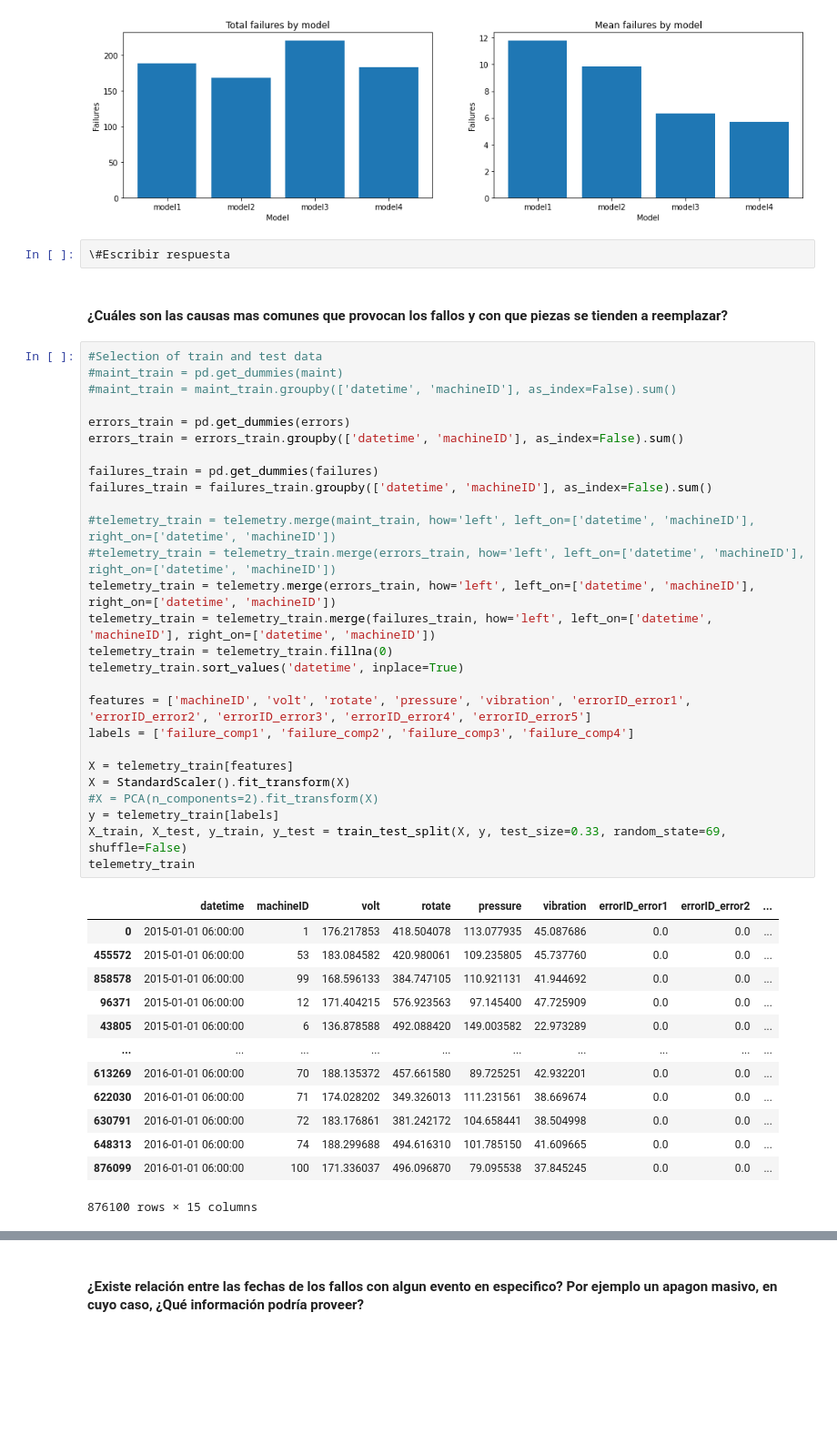
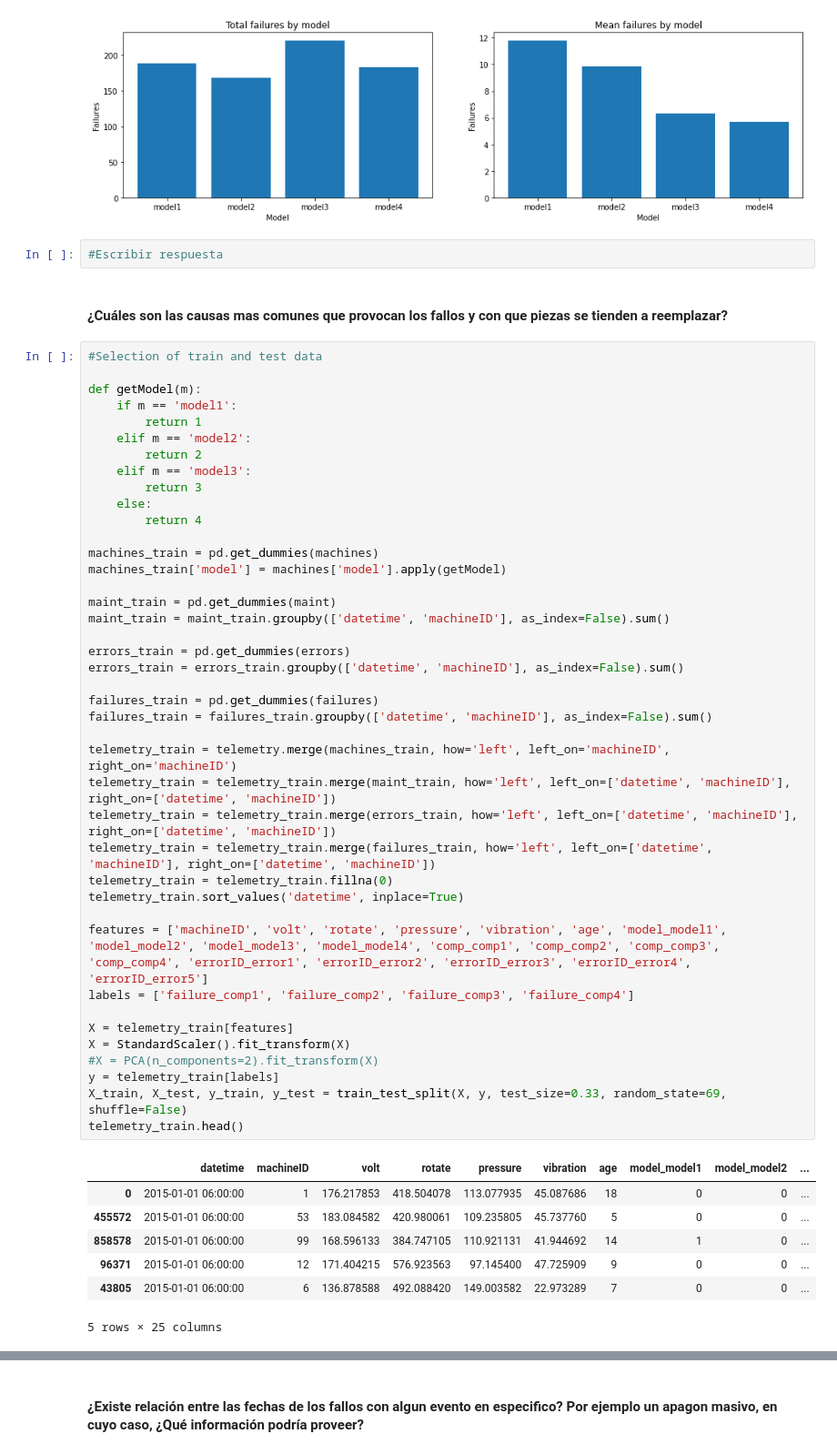
Before and after one commit to Brami01/TIC_Project_PM, a Jupyter notebook: main.ipynb, the cells around one changed output, grey strips where cells are left out. Shown at 91% size. Cells and saved outputs as stored; diff of their text form; blank space fills up the shorter version.

```diff
--- a/main.ipynb
+++ b/main.ipynb
@@ -391,47 +407,55 @@ axs[1].set_title('Mean failures by model')
 Text(0.5, 1.0, 'Mean failures by model')
 [figure]
 # %%
-\#Escribir respuesta
+#Escribir respuesta
 # %% [markdown]
 #### ¿Cuáles son las causas mas comunes que provocan los fallos y con que piezas se tienden a reemplazar?
 # %%
 #Selection of train and test data
-#maint_train = pd.get_dummies(maint)
-#maint_train = maint_train.groupby(['datetime', 'machineID'], as_index=False).sum()
+
+def getModel(m):
+    if m == 'model1':
+        return 1
+    elif m == 'model2':
+        return 2
+    elif m == 'model3':
+        return 3
+    else:
+        return 4
+
+machines_train = pd.get_dummies(machines)
+machines_train['model'] = machines['model'].apply(getModel)
+
+maint_train = pd.get_dummies(maint)
+maint_train = maint_train.groupby(['datetime', 'machineID'], as_index=False).sum()
 
 errors_train = pd.get_dummies(errors)
 errors_train = errors_train.groupby(['datetime', 'machineID'], as_index=False).sum()
 
 failures_train = pd.get_dummies(failures)
 failures_train = failures_train.groupby(['datetime', 'machineID'], as_index=False).sum()
 
-#telemetry_train = telemetry.merge(maint_train, how='left', left_on=['datetime', 'machineID'], right_on=['datetime', 'machineID'])
-#telemetry_train = telemetry_train.merge(errors_train, how='left', left_on=['datetime', 'machineID'], right_on=['datetime', 'machineID'])
-telemetry_train = telemetry.merge(errors_train, how='left', left_on=['datetime', 'machineID'], right_on=['datetime', 'machineID'])
+telemetry_train = telemetry.merge(machines_train, how='left', left_on='machineID', right_on='machineID')
+telemetry_train = telemetry_train.merge(maint_train, how='left', left_on=['datetime', 'machineID'], right_on=['datetime', 'machineID'])
+telemetry_train = telemetry_train.merge(errors_train, how='left', left_on=['datetime', 'machineID'], right_on=['datetime', 'machineID'])
 telemetry_train = telemetry_train.merge(failures_train, how='left', left_on=['datetime', 'machineID'], right_on=['datetime', 'machineID'])
 telemetry_train = telemetry_train.fillna(0)
 telemetry_train.sort_values('datetime', inplace=True)
 
-features = ['machineID', 'volt', 'rotate', 'pressure', 'vibration', 'errorID_error1', 'errorID_error2', 'errorID_error3', 'errorID_error4', 'errorID_error5']
+features = ['machineID', 'volt', 'rotate', 'pressure', 'vibration', 'age', 'model_model1', 'model_model2', 'model_model3', 'model_model4', 'comp_comp1', 'comp_comp2', 'comp_comp3', 'comp_comp4', 'errorID_error1', 'errorID_error2', 'errorID_error3', 'errorID_error4', 'errorID_error5']
 labels = ['failure_comp1', 'failure_comp2', 'failure_comp3', 'failure_comp4']
 
 X = telemetry_train[features]
 X = StandardScaler().fit_transform(X)
 #X = PCA(n_components=2).fit_transform(X)
 y = telemetry_train[labels]
 X_train, X_test, y_train, y_test = train_test_split(X, y, test_size=0.33, random_state=69, shuffle=False)
-telemetry_train
+telemetry_train.head()
 # %% [output]
-|  | datetime | machineID | volt | rotate | pressure | vibration | errorID_error1 | errorID_error2 | ... |
-| 0 | 2015-01-01 06:00:00 | 1 | 176.217853 | 418.504078 | 113.077935 | 45.087686 | 0.0 | 0.0 | ... |
-| 455572 | 2015-01-01 06:00:00 | 53 | 183.084582 | 420.980061 | 109.235805 | 45.737760 | 0.0 | 0.0 | ... |
-| 858578 | 2015-01-01 06:00:00 | 99 | 168.596133 | 384.747105 | 110.921131 | 41.944692 | 0.0 | 0.0 | ... |
-| 96371 | 2015-01-01 06:00:00 | 12 | 171.404215 | 576.923563 | 97.145400 | 47.725909 | 0.0 | 0.0 | ... |
-| 43805 | 2015-01-01 06:00:00 | 6 | 136.878588 | 492.088420 | 149.003582 | 22.973289 | 0.0 | 0.0 | ... |
-| ... | ... | ... | ... | ... | ... | ... | ... | ... | ... |
-| 613269 | 2016-01-01 06:00:00 | 70 | 188.135372 | 457.661580 | 89.725251 | 42.932201 | 0.0 | 0.0 | ... |
-| 622030 | 2016-01-01 06:00:00 | 71 | 174.028202 | 349.326013 | 111.231561 | 38.669674 | 0.0 | 0.0 | ... |
-| 630791 | 2016-01-01 06:00:00 | 72 | 183.176861 | 381.242172 | 104.658441 | 38.504998 | 0.0 | 0.0 | ... |
-| 648313 | 2016-01-01 06:00:00 | 74 | 188.299688 | 494.616310 | 101.785150 | 41.609665 | 0.0 | 0.0 | ... |
-| 876099 | 2016-01-01 06:00:00 | 100 | 171.336037 | 496.096870 | 79.095538 | 37.845245 | 0.0 | 0.0 | ... |
+|  | datetime | machineID | volt | rotate | pressure | vibration | age | model_model1 | model_model2 | ... |
+| 0 | 2015-01-01 06:00:00 | 1 | 176.217853 | 418.504078 | 113.077935 | 45.087686 | 18 | 0 | 0 | ... |
+| 455572 | 2015-01-01 06:00:00 | 53 | 183.084582 | 420.980061 | 109.235805 | 45.737760 | 5 | 0 | 0 | ... |
+| 858578 | 2015-01-01 06:00:00 | 99 | 168.596133 | 384.747105 | 110.921131 | 41.944692 | 14 | 1 | 0 | ... |
+| 96371 | 2015-01-01 06:00:00 | 12 | 171.404215 | 576.923563 | 97.145400 | 47.725909 | 9 | 0 | 0 | ... |
+| 43805 | 2015-01-01 06:00:00 | 6 | 136.878588 | 492.088420 | 149.003582 | 22.973289 | 7 | 0 | 0 | ... |
-876100 rows × 15 columns
+5 rows × 25 columns
```
Also changed, not shown: parts of 23 cells of this notebook.
